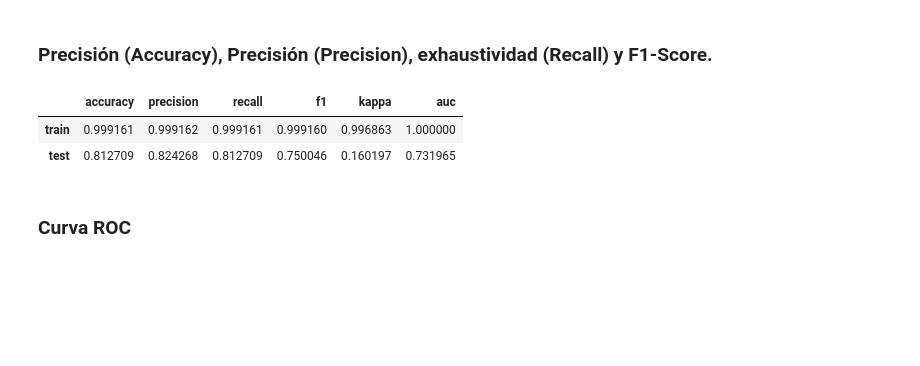
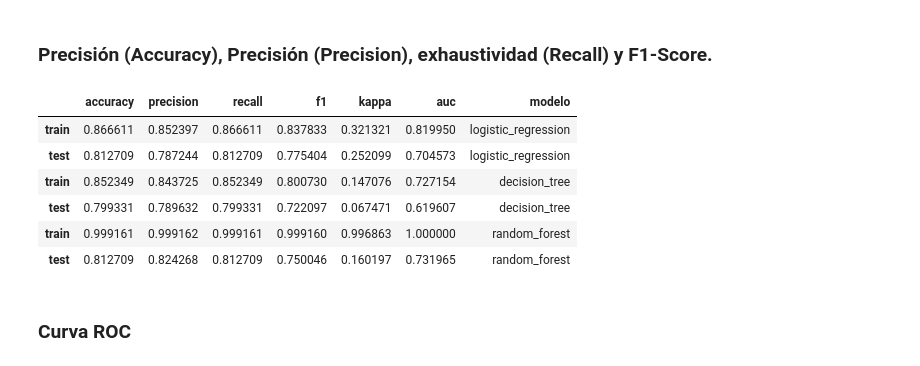
Before and after one commit to apelsito/Proyecto8-Clasificacion, a Jupyter notebook: jupyter_notebooks/Modelo 2/08_modelos.ipynb, the cells around one changed output. Cells and saved outputs as stored; diff of their text form; code cells hidden in the pictures; blank space fills up the shorter version.

```diff
--- a/jupyter_notebooks/Modelo 2/08_modelos.ipynb
+++ b/jupyter_notebooks/Modelo 2/08_modelos.ipynb
@@ -65,6 +71,7 @@ logistica.plot_matriz_confusion("logistic_regression",invertir=False,labels=True
 ### Precisión (Accuracy), Precisión (Precision), exhaustividad (Recall) y F1-Score.
 # %%
 # llamamos al metodo para obtener los resultaods de las predicciones
-df_resultados = logistica.calcular_metricas(modelo_nombre =  "logistic_regression")
-df_resultados.T
+df_logistica = logistica.calcular_metricas(modelo_nombre =  "logistic_regression").T
+df_logistica["modelo"] = "logistic_regression"
+df_logistica
 # %% [output]
@@ -119,6 +132,8 @@ decision_tree.plot_matriz_confusion("tree",invertir=False,labels=True,label0="No
 ### Precisión (Accuracy), Precisión (Precision), exhaustividad (Recall) y F1-Score.
 # %%
 # llamamos al metodo para obtener los resultaods de las predicciones
-df_resultados = decision_tree.calcular_metricas(modelo_nombre =  "tree")
-df_resultados.T
+df_tree = decision_tree.calcular_metricas(modelo_nombre =  "tree").T
+df_tree["modelo"] = "decision_tree"
+df_resultados_final = pd.concat([df_logistica, df_tree], axis = 0)
+df_resultados_final
 # %% [output]
@@ -175,12 +198,18 @@ random_forest.plot_matriz_confusion("random_forest",invertir=False,labels=True,l
 ### Precisión (Accuracy), Precisión (Precision), exhaustividad (Recall) y F1-Score.
 # %%
 # llamamos al metodo para obtener los resultaods de las predicciones
-df_resultados = random_forest.calcular_metricas(modelo_nombre = "random_forest")
-df_resultados.T
+df_random = random_forest.calcular_metricas(modelo_nombre = "random_forest").T
+df_random["modelo"] = "random_forest"
+df_resultados_final = pd.concat([df_resultados_final, df_random], axis = 0)
+df_resultados_final
 # %% [output]
-|  | accuracy | precision | recall | f1 | kappa | auc |
-| train | 0.999161 | 0.999162 | 0.999161 | 0.999160 | 0.996863 | 1.000000 |
-| test | 0.812709 | 0.824268 | 0.812709 | 0.750046 | 0.160197 | 0.731965 |
+|  | accuracy | precision | recall | f1 | kappa | auc | modelo |
+| train | 0.866611 | 0.852397 | 0.866611 | 0.837833 | 0.321321 | 0.819950 | logistic_regression |
+| test | 0.812709 | 0.787244 | 0.812709 | 0.775404 | 0.252099 | 0.704573 | logistic_regression |
+| train | 0.852349 | 0.843725 | 0.852349 | 0.800730 | 0.147076 | 0.727154 | decision_tree |
+| test | 0.799331 | 0.789632 | 0.799331 | 0.722097 | 0.067471 | 0.619607 | decision_tree |
+| train | 0.999161 | 0.999162 | 0.999161 | 0.999160 | 0.996863 | 1.000000 | random_forest |
+| test | 0.812709 | 0.824268 | 0.812709 | 0.750046 | 0.160197 | 0.731965 | random_forest |
 # %% [markdown]
 ### Curva ROC
 # %%
```
Also changed, not shown: parts of 25 cells of this notebook, 6 other files.
